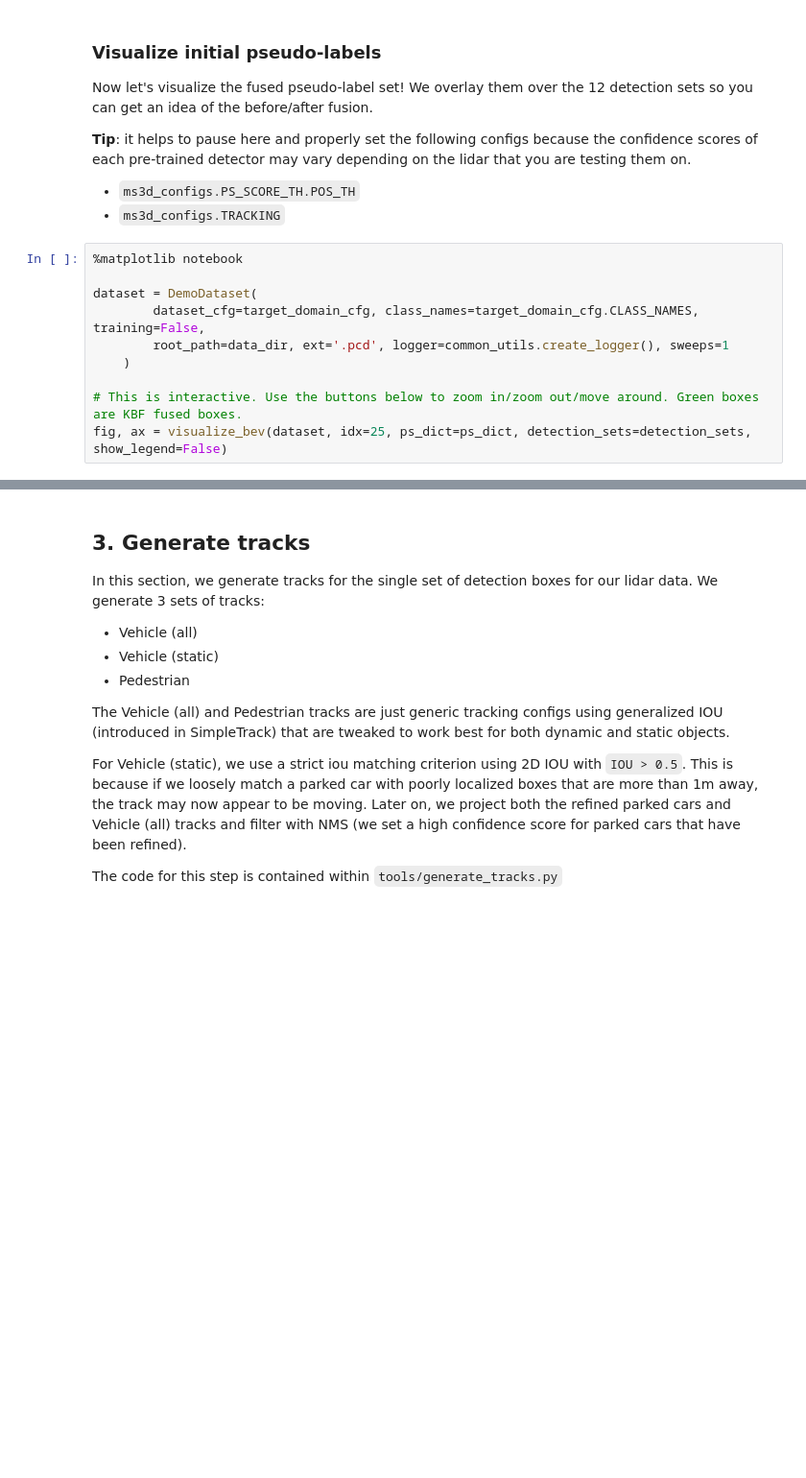
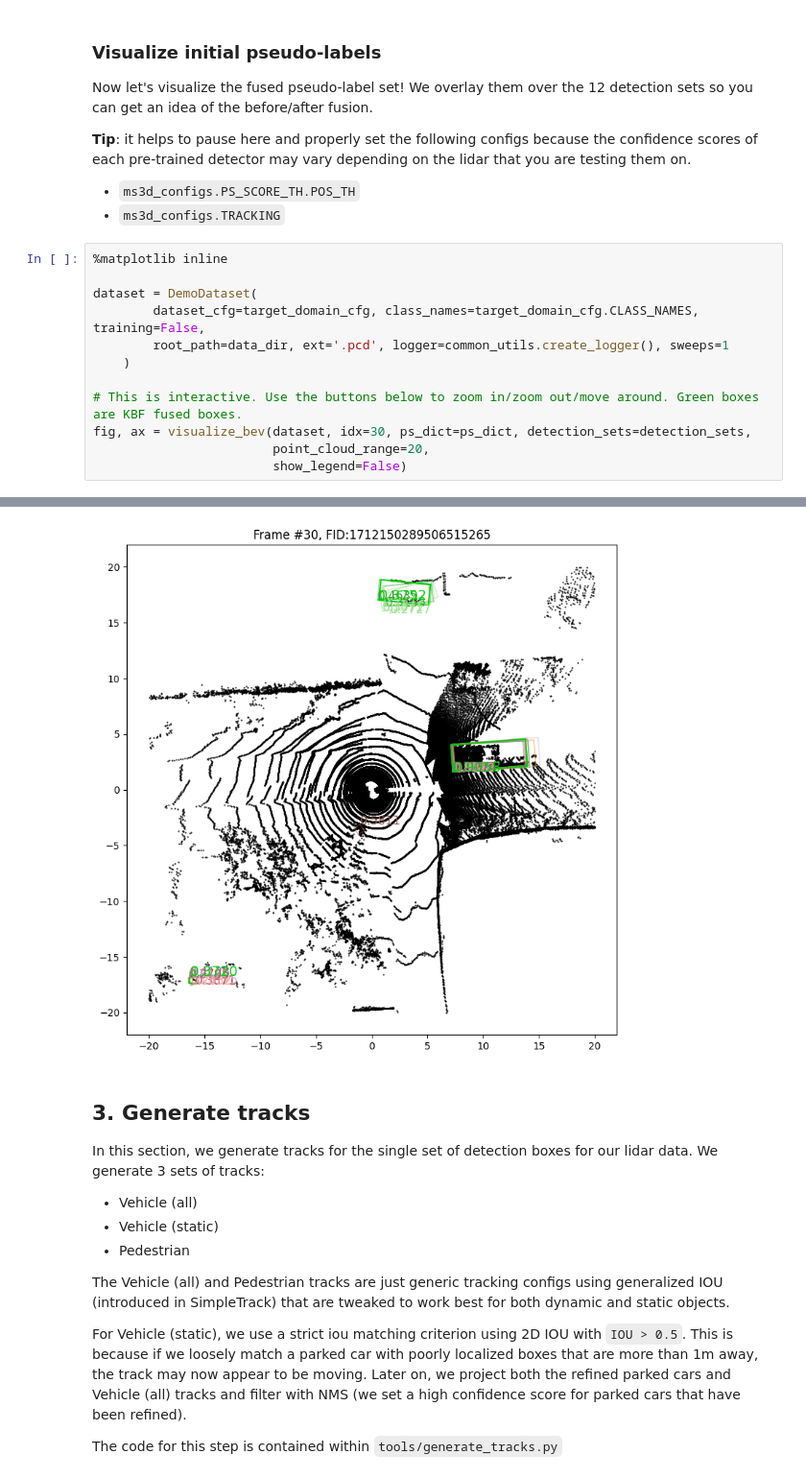
Before and after one commit to jpsimonss/MS3D, a Jupyter notebook: tools/demo/ms3d_demo_tutorial.ipynb, the cells around one changed output, grey strips where cells are left out. Shown at 96% size. Cells and saved outputs as stored; diff of their text form; blank space fills up the shorter version.

```diff
--- a/tools/demo/ms3d_demo_tutorial.ipynb
+++ b/tools/demo/ms3d_demo_tutorial.ipynb
@@ -330,7 +283,7 @@ Now let's visualize the fused pseudo-label set! We overlay them over the 12 dete
 - `ms3d_configs.PS_SCORE_TH.POS_TH`
 - `ms3d_configs.TRACKING`
 # %%
-%matplotlib notebook
+%matplotlib inline
 
 dataset = DemoDataset(
         dataset_cfg=target_domain_cfg, class_names=target_domain_cfg.CLASS_NAMES, training=False,
@@ -338,5 +291,7 @@ dataset = DemoDataset(
     )
 
 # This is interactive. Use the buttons below to zoom in/zoom out/move around. Green boxes are KBF fused boxes.
-fig, ax = visualize_bev(dataset, idx=25, ps_dict=ps_dict, detection_sets=detection_sets, show_legend=False)
+fig, ax = visualize_bev(dataset, idx=30, ps_dict=ps_dict, detection_sets=detection_sets,
+                        point_cloud_range=20,
+                        show_legend=False)
 # %% [output]
@@ -345,3 +298,4 @@ fig, ax = visualize_bev(dataset, idx=25, ps_dict=ps_dict, detection_sets=detecti
+[figure, added]
 # %% [markdown]
 ## 3. Generate tracks
 
```
Also changed, not shown: parts of 19 cells of this notebook, 41 other files.
